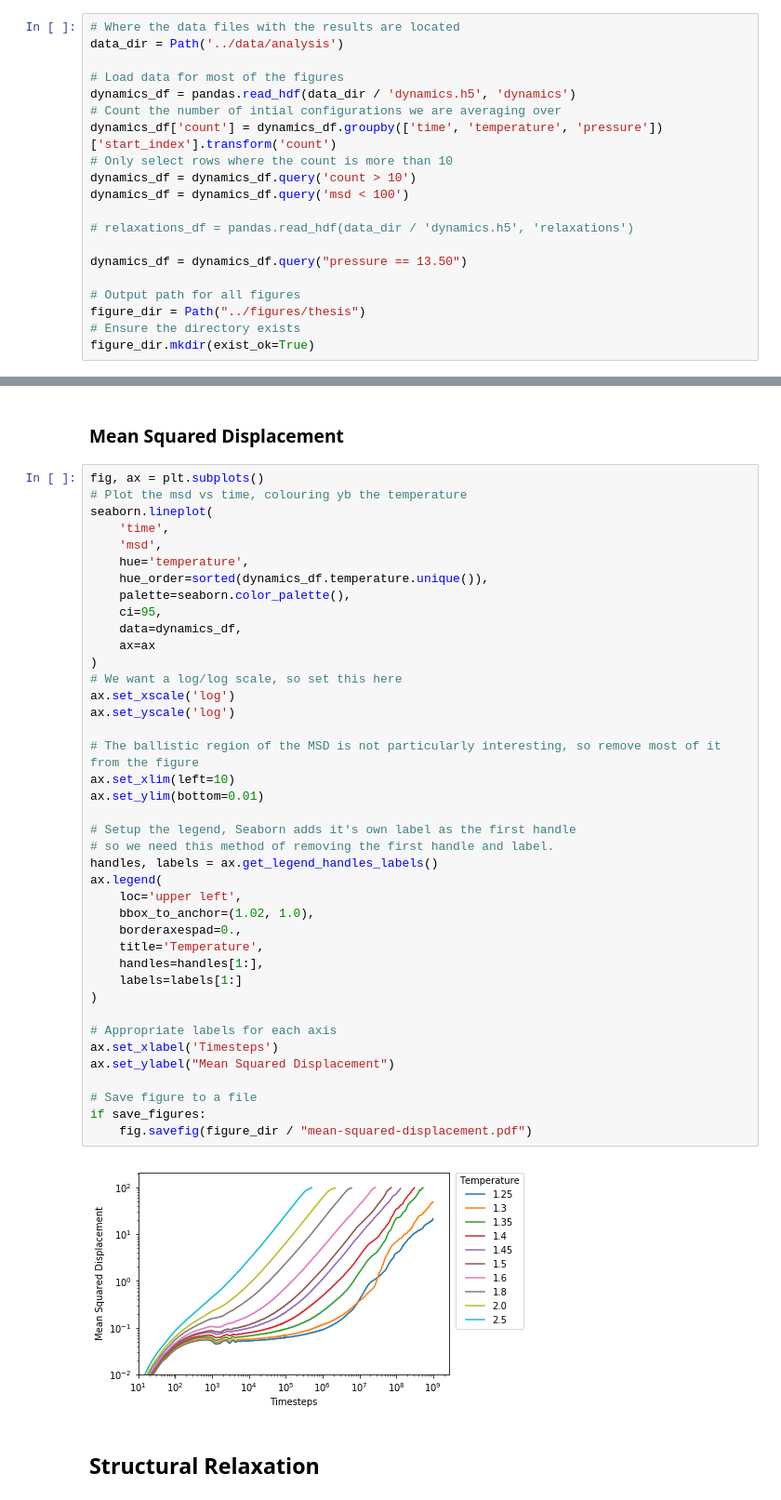
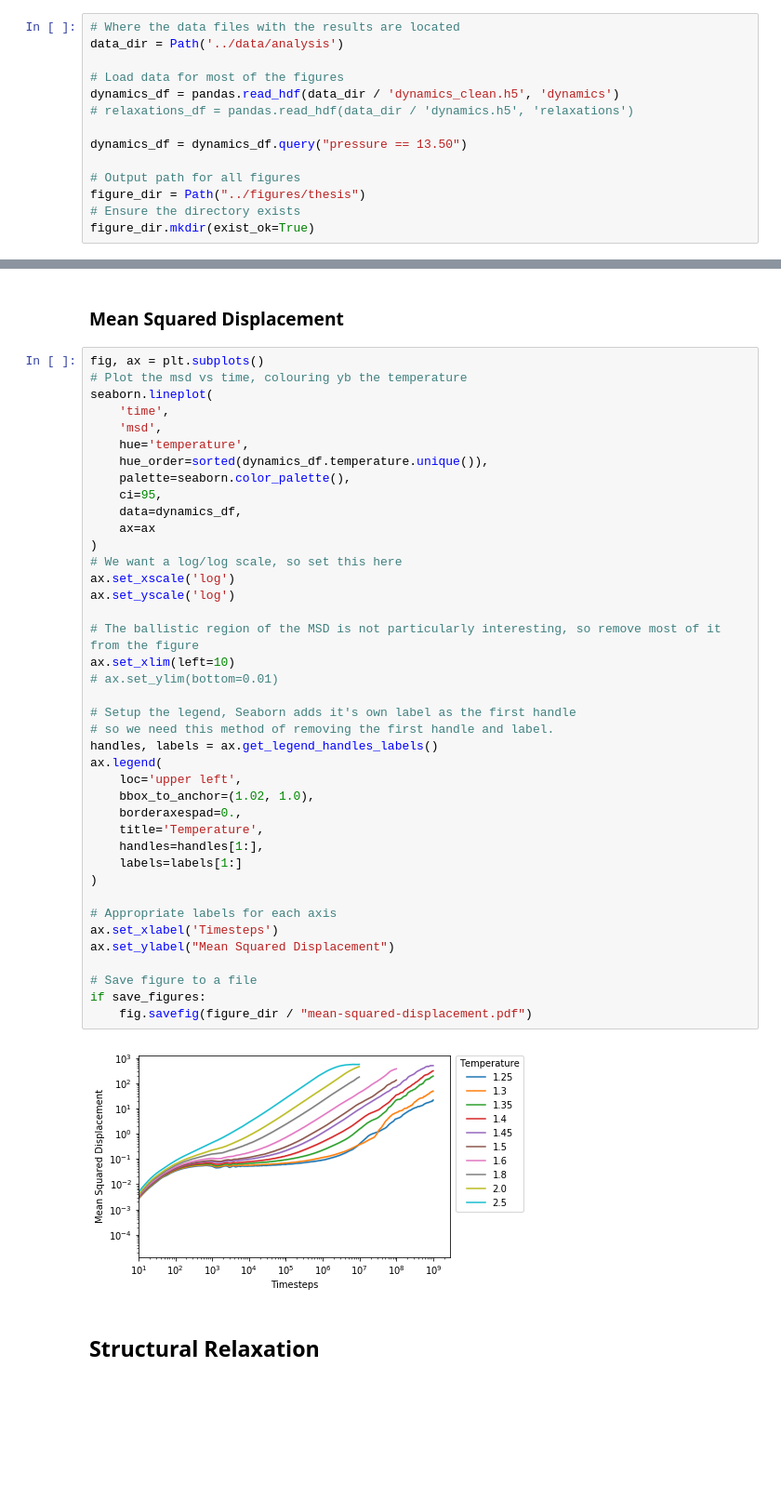
Before and after one commit to malramsay64/Dynamics, a Jupyter notebook: notebooks/21_phd_dynamics.ipynb, the cells around one changed output, grey strips where cells are left out. Shown: that part at 93% size. Drawn from its saved outputs; the diff is of its cells as text; blank space fills up the shorter version.

```diff
--- a/notebooks/21_phd_dynamics.ipynb
+++ b/notebooks/21_phd_dynamics.ipynb
@@ -39,13 +39,7 @@ with the `dynamics.h5` file containing all the dynamics results in 3 tables
 data_dir = Path('../data/analysis')
 
 # Load data for most of the figures
-dynamics_df = pandas.read_hdf(data_dir / 'dynamics.h5', 'dynamics')
-# Count the number of intial configurations we are averaging over
-dynamics_df['count'] = dynamics_df.groupby(['time', 'temperature', 'pressure'])['start_index'].transform('count')
-# Only select rows where the count is more than 10
-dynamics_df = dynamics_df.query('count > 10')
-dynamics_df = dynamics_df.query('msd < 100')
-
+dynamics_df = pandas.read_hdf(data_dir / 'dynamics_clean.h5', 'dynamics')
 # relaxations_df = pandas.read_hdf(data_dir / 'dynamics.h5', 'relaxations')
 
 dynamics_df = dynamics_df.query("pressure == 13.50")
@@ -86,35 +80,35 @@ seaborn.lineplot(
     data=dynamics_df,
     ax=ax
 )
 # We want a log/log scale, so set this here
 ax.set_xscale('log')
 ax.set_yscale('log')
 
 # The ballistic region of the MSD is not particularly interesting, so remove most of it from the figure
 ax.set_xlim(left=10)
-ax.set_ylim(bottom=0.01)
+# ax.set_ylim(bottom=0.01)
 
 # Setup the legend, Seaborn adds it's own label as the first handle
 # so we need this method of removing the first handle and label.
 handles, labels = ax.get_legend_handles_labels()
 ax.legend(
     loc='upper left',
     bbox_to_anchor=(1.02, 1.0),
     borderaxespad=0.,
     title='Temperature',
     handles=handles[1:],
     labels=labels[1:]
 )
 
 # Appropriate labels for each axis
 ax.set_xlabel('Timesteps')
 ax.set_ylabel("Mean Squared Displacement")
 
 # Save figure to a file
 if save_figures:
     fig.savefig(figure_dir / "mean-squared-displacement.pdf")
 # %% [output]
-[figure, old version]
+[figure, new version]
 # %% [markdown]
 ## Structural Relaxation
 # %%
```
Also changed, not shown: parts of 1 cell of this notebook, 5 other files.
